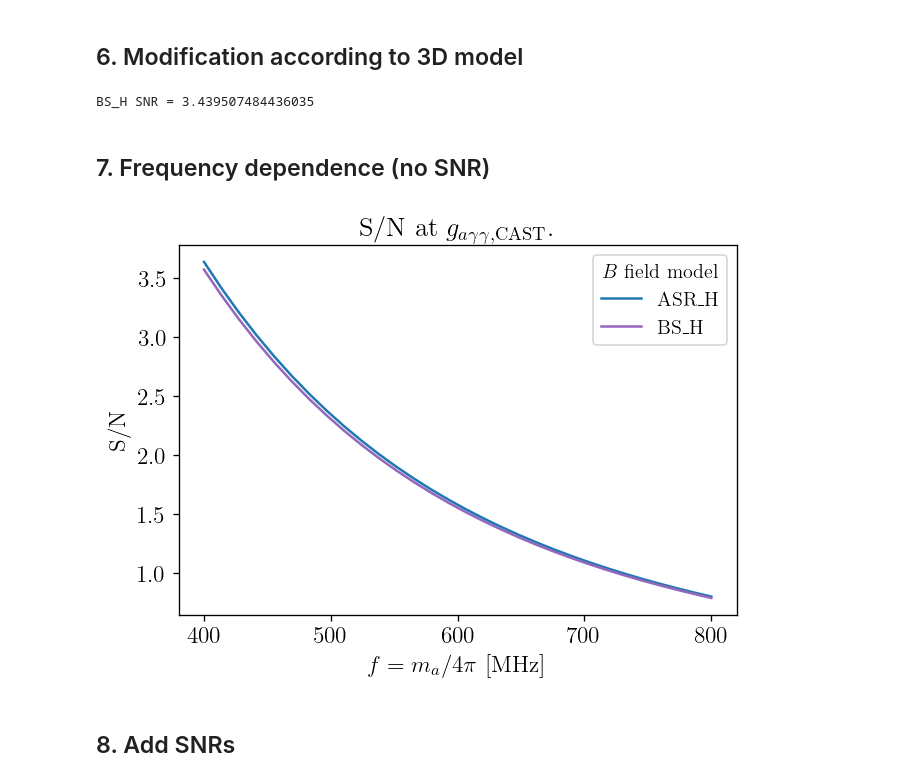
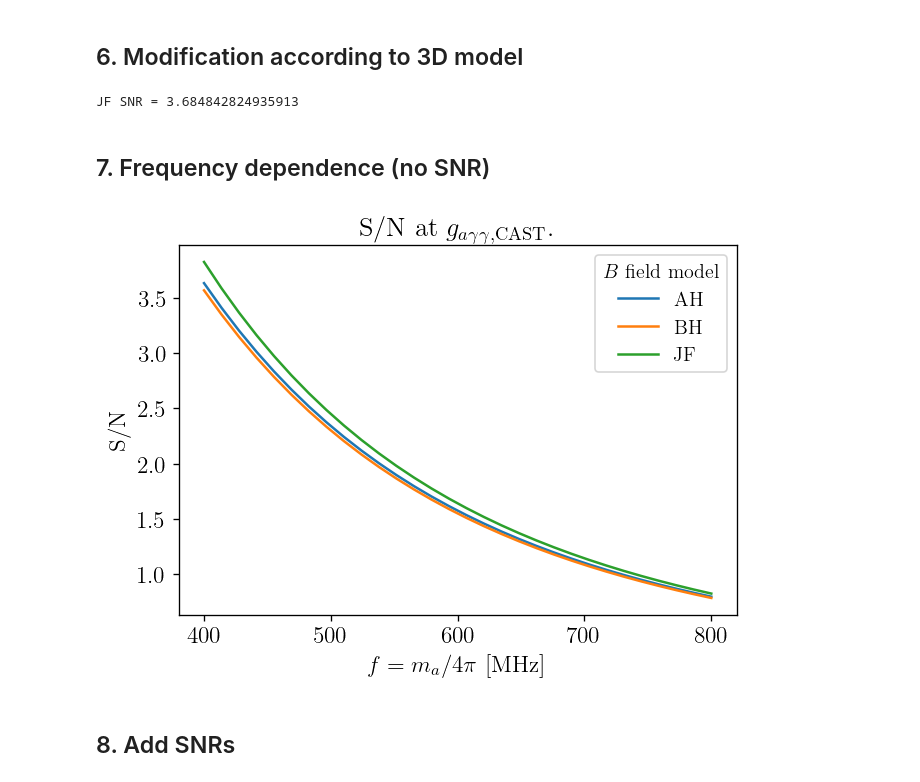
Before and after one commit to yitiansun/axion-mirror, a Jupyter notebook: notebook/CHIME_estimate.ipynb, the cells around one changed output. Drawn from its saved outputs; the diff is of its cells as text; code cells hidden in the pictures.

Commit message:
new magnetic field model

```diff
--- a/notebook/CHIME_estimate.ipynb
+++ b/notebook/CHIME_estimate.ipynb
@@ -166,9 +166,9 @@ plot_lb(np.clip(SNR_g_s, 3e-4, None), title=r'Gegenschein $S/N$', cmap='viridis'
 # %% [markdown]
 ## 6. Modification according to 3D model
 # %%
-B_scheme = 'BS_H'
+scheme = 'JF'
 
-I_data = pickle.load(open(f'../data/galactic_models/I_data_{B_scheme}.dict', 'rb'))
+I_data = pickle.load(open(f'../data/galactic_models/I_data_{scheme}.dict', 'rb'))
 # %%
 g_ratio_lr = I_data['focused'] / I_data['naive']
 f_ratio_lr = (I_data['front'] + I_data['forward']) / I_data['forward_ref']
@@ -178,7 +178,7 @@ f_ratio = padded_interpolator(I_data['l'], I_data['b'], f_ratio_lr)(l_s, b_s)
 
 tot_temp_map = gegen_temp_map * g_ratio + forward_temp_map * f_ratio
 SNR_tot_map = tot_temp_map * np.sqrt(2*dnu(408)*1e6*exposure_map*n_day) / T_sys_map
-print(f'{B_scheme} SNR = {np.sqrt(np.sum((SNR_tot_map)**2))}')
+print(f'{scheme} SNR = {np.sqrt(np.sum((SNR_tot_map)**2))}')
 # %% [output]
-BS_H SNR = 3.439507484436035
+JF SNR = 3.684842824935913
 # %%
@@ -187,37 +187,37 @@ np.save(f'{INTM_DIR}/tot_temp_map_{B_scheme}.npy', tot_temp_map)
 ## 7. Frequency dependence (no SNR)
 # %%
 tot_temp_map = {}
-B_schemes = ['ASR_H', 'BS_H']
-for B_scheme in B_schemes:
-    tot_temp_map[B_scheme] = np.load(f'{INTM_DIR}/tot_temp_map_{B_scheme}.npy')
+schemes = ['AH', 'BH', 'JF']
+for scheme in schemes:
+    tot_temp_map[scheme] = np.load(f'{INTM_DIR}/tot_temp_map_{scheme}.npy')
 haslam_dsds_map = np.load(f'{INTM_DIR}/haslam_dsds_map.npy')
 exposure_map = np.load(f'{INTM_DIR}/exposure_map.npy')
 # %%
 freq_s = np.linspace(400, 800, 30)
 tot_SNR_s = {}
-for B_scheme in B_schemes:
-    tot_SNR_s[B_scheme] = np.zeros_like(freq_s)
+for scheme in schemes:
+    tot_SNR_s[scheme] = np.zeros_like(freq_s)
 
 beta = -2.55
 
 for i, freq in enumerate(tqdm(freq_s)):
-    for B_scheme in B_schemes:
-        sig_temp_map = tot_temp_map[B_scheme] * (freq/nu_haslam)**(beta-1)
+    for scheme in schemes:
+        sig_temp_map = tot_temp_map[scheme] * (freq/nu_haslam)**(beta-1)
         bkg_temp_map = haslam_dsds_map * (freq/nu_haslam)**(beta) + 50
         SNR_map = sig_temp_map * np.sqrt(2*dnu(freq)*1e6*exposure_map*n_day) / bkg_temp_map
-        tot_SNR_s[B_scheme][i] = np.sqrt(np.sum(SNR_map**2))
+        tot_SNR_s[scheme][i] = np.sqrt(np.sum(SNR_map**2))
 # %%
 fig, ax = plt.subplots(figsize=(6, 4))
 
-colors = ['tab:blue', 'tab:purple']
+colors = ['C0', 'C1', 'C2']
 
-for i, B_scheme in enumerate(B_schemes):
-    ax.plot(freq_s, tot_SNR_s[B_scheme], label=B_scheme, c=colors[i])
+for i, scheme in enumerate(schemes):
+    ax.plot(freq_s, tot_SNR_s[scheme], label=scheme, c=colors[i])
 ax.set(xlabel=r'$f=m_a/4\pi$ [MHz]', ylabel='S/N',
        title=r'S/N at $g_{a\gamma\gamma,\mathrm{CAST}}$.')
 ax.legend(title=r'$B$ field model');
 # %% [output]
-[figure, old version]
+[figure, new version]
 # %% [markdown]
 ## 8. Add SNRs
 # %%
```
Also changed, not shown: parts of 9 cells of this notebook, 4 other files.
